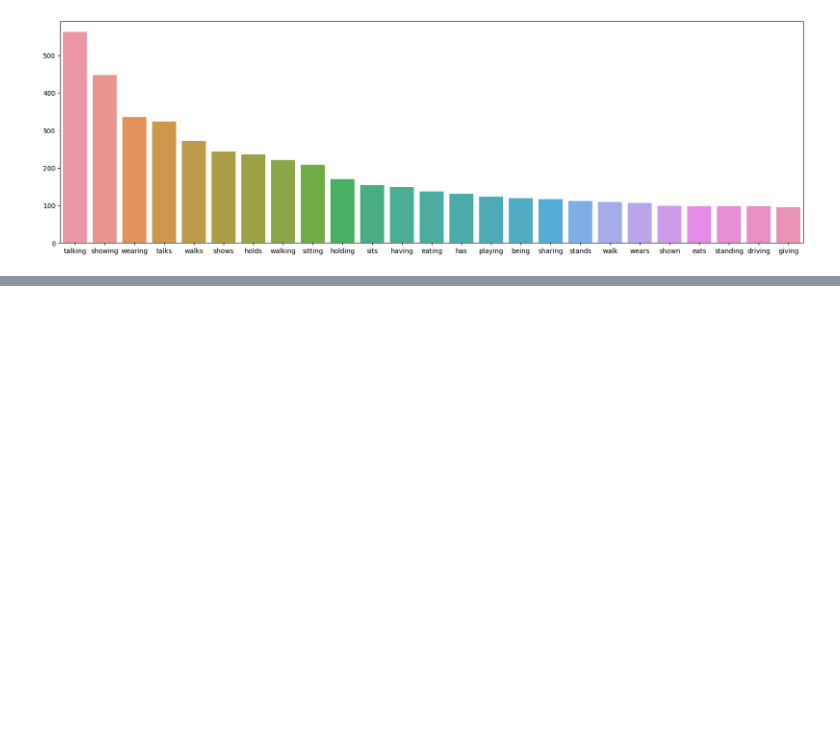
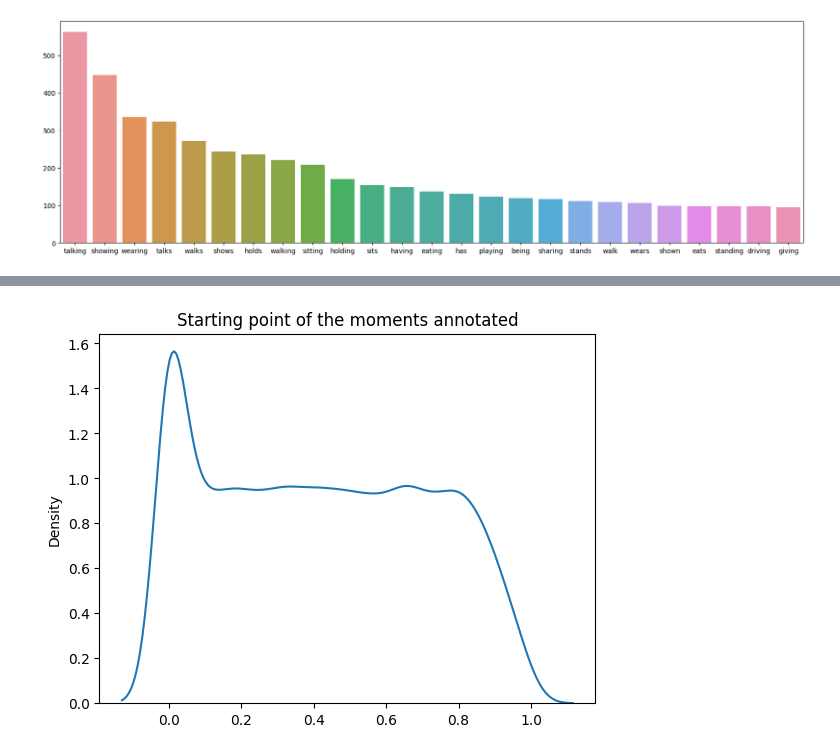
Before and after one commit to SreevaatsavB/qvhighlights_analyse, a Jupyter notebook: Data_analyse.ipynb, the cells around one changed output, grey strips where cells are left out. Saved outputs shown, nothing was run; the diff lists cells and outputs as text; code cells hidden in the pictures; blank space fills up the shorter version.

```diff
--- a/Data_analyse.ipynb
+++ b/Data_analyse.ipynb
@@ -246,0 +301,2 @@ plt.show()
+# %%
+duration_tv = tv_df["duration"]
@@ -246,0 +315,27 @@ plt.show()
+# %%
+rel_windows_tv = tv_df["relevant_windows"]
+# %%
+for i in range(len(rel_windows_tv)):
+
+    for j in range(len(rel_windows_tv.iloc[i])):
+
+        curr_dur = duration_tv.iloc[i]
+
+        rel_windows_tv.iloc[i][j][0] = rel_windows_tv.iloc[i][j][0]/curr_dur
+        rel_windows_tv.iloc[i][j][1] = rel_windows_tv.iloc[i][j][1]/curr_dur
+# %%
+# rel_windows_tv
+
+
+start_pts = []
+
+for i in range(len(rel_windows_tv)):
+
+    for j in range(len(rel_windows_tv.iloc[i])):
+        start_pts.append(rel_windows_tv.iloc[i][j][0])
+# %%
+plt.title("Starting point of the moments annotated")
+sns.kdeplot(start_pts)
+plt.show()
+# %% [output]
+[figure, added]
```
Also changed, not shown: parts of 39 cells of this notebook, 3 other files.
